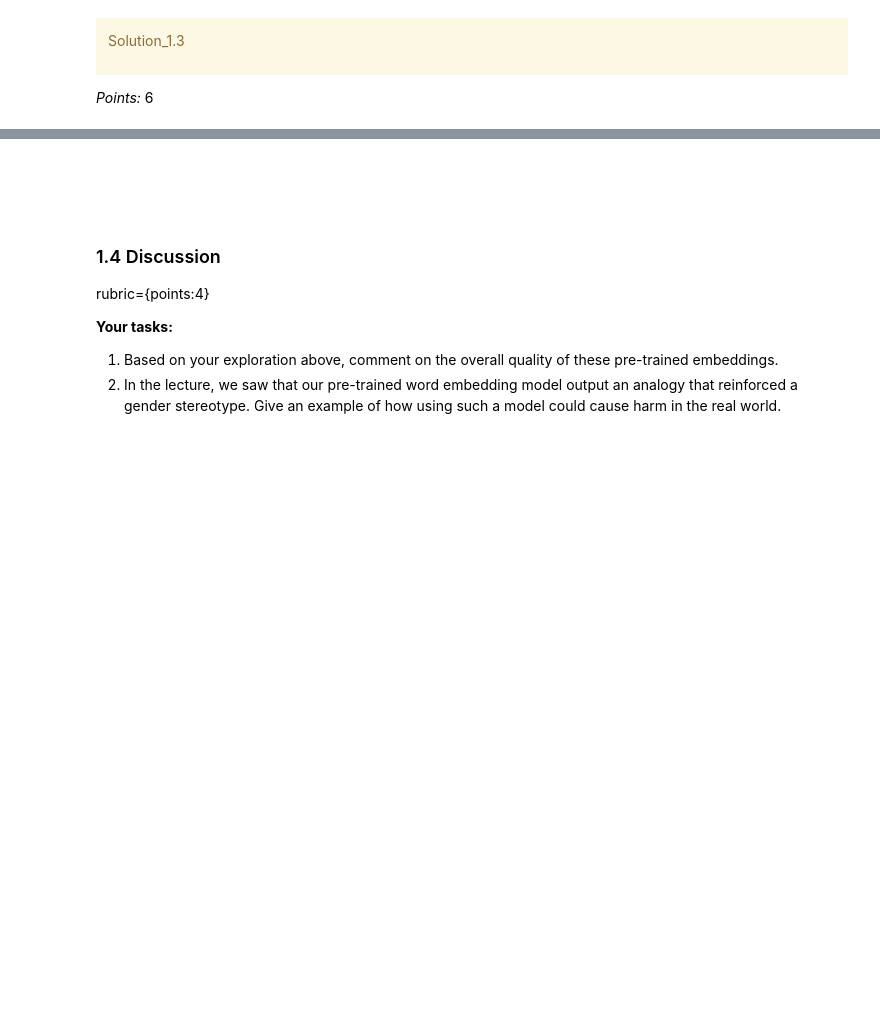
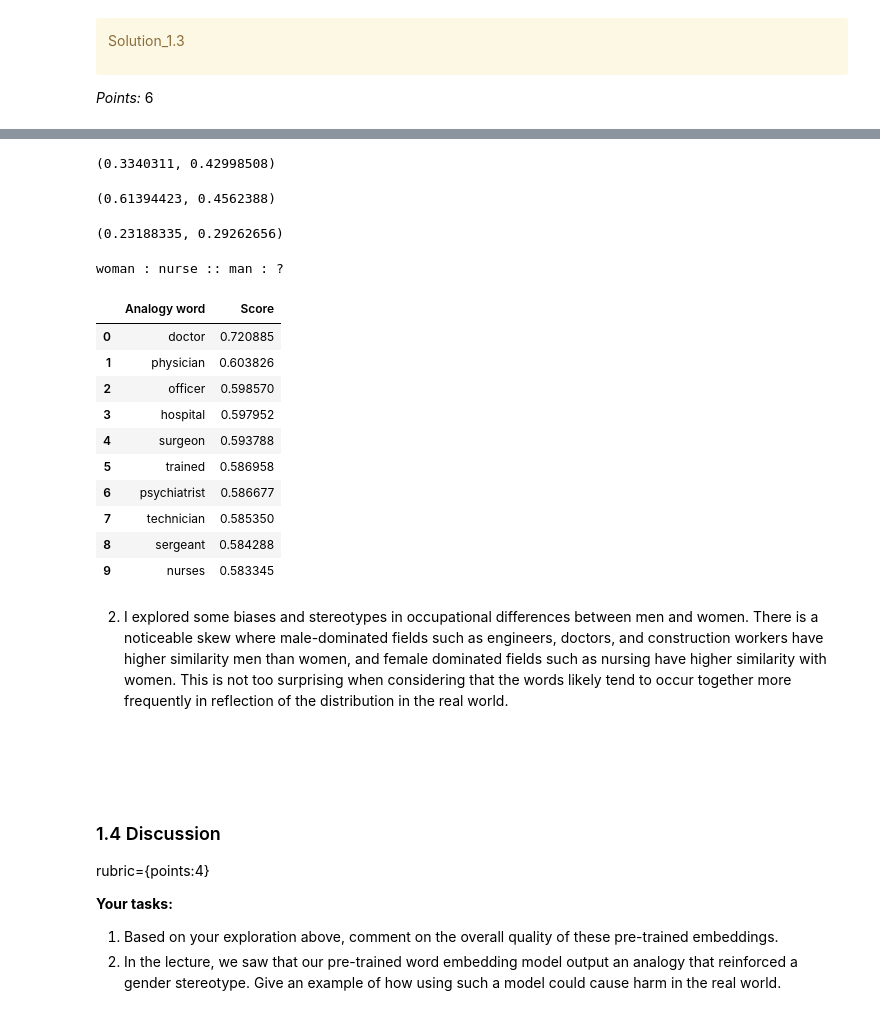
Before and after one commit to UBC-CS/cpsc330-2023s, a Jupyter notebook: hw/hw7/hw7.ipynb, the cells around one changed output, grey strips where cells are left out. Drawn from its saved outputs; the diff is of its cells as text; code cells hidden in the pictures; blank space fills up the shorter version.

```diff
--- a/hw/hw7/hw7.ipynb
+++ b/hw/hw7/hw7.ipynb
@@ -111,0 +106,7 @@ _Points:_ 2
+# %%
+gwv = glove_wiki_vectors
+# %%
+words = ["hat", "banana", "dog", "car"]
+# %%
+for word in words:
+    print(gwv.most_similar(word))
@@ -219,3 +234,32 @@ _Type your answer here, replacing this text._
+# %%
+gwv.similarity("woman", "engineer"), gwv.similarity("man", "engineer")
+# %% [output]
+(0.3340311, 0.42998508)
+# %%
+gwv.similarity("woman", "nurse"), gwv.similarity("man", "nurse")
+# %% [output]
+(0.61394423, 0.4562388)
+# %%
+gwv.similarity("woman", "construction"), gwv.similarity("man", "construction")
+# %% [output]
+(0.23188335, 0.29262656)
+# %%
+analogy("woman", "nurse", "man")
+# %% [output]
+woman : nurse :: man : ?
+|  | Analogy word | Score |
+| 0 | doctor | 0.720885 |
+| 1 | physician | 0.603826 |
+| 2 | officer | 0.598570 |
+| 3 | hospital | 0.597952 |
+| 4 | surgeon | 0.593788 |
+| 5 | trained | 0.586958 |
+| 6 | psychiatrist | 0.586677 |
+| 7 | technician | 0.585350 |
+| 8 | sergeant | 0.584288 |
+| 9 | nurses | 0.583345 |
+# %% [markdown]
+2. I explored some biases and stereotypes in occupational differences between men and women.  There is a noticeable skew where male-dominated fields such as engineers, doctors, and construction workers have higher similarity men than women, and female dominated fields such as nursing have higher similarity with women.  This is not too surprising when considering that the words likely tend to occur together more frequently in reflection of the distribution in the real world.
 # %% [markdown]
 <!-- END QUESTION -->
 
```
Also changed, not shown: parts of 66 cells of this notebook, 3 other files.
